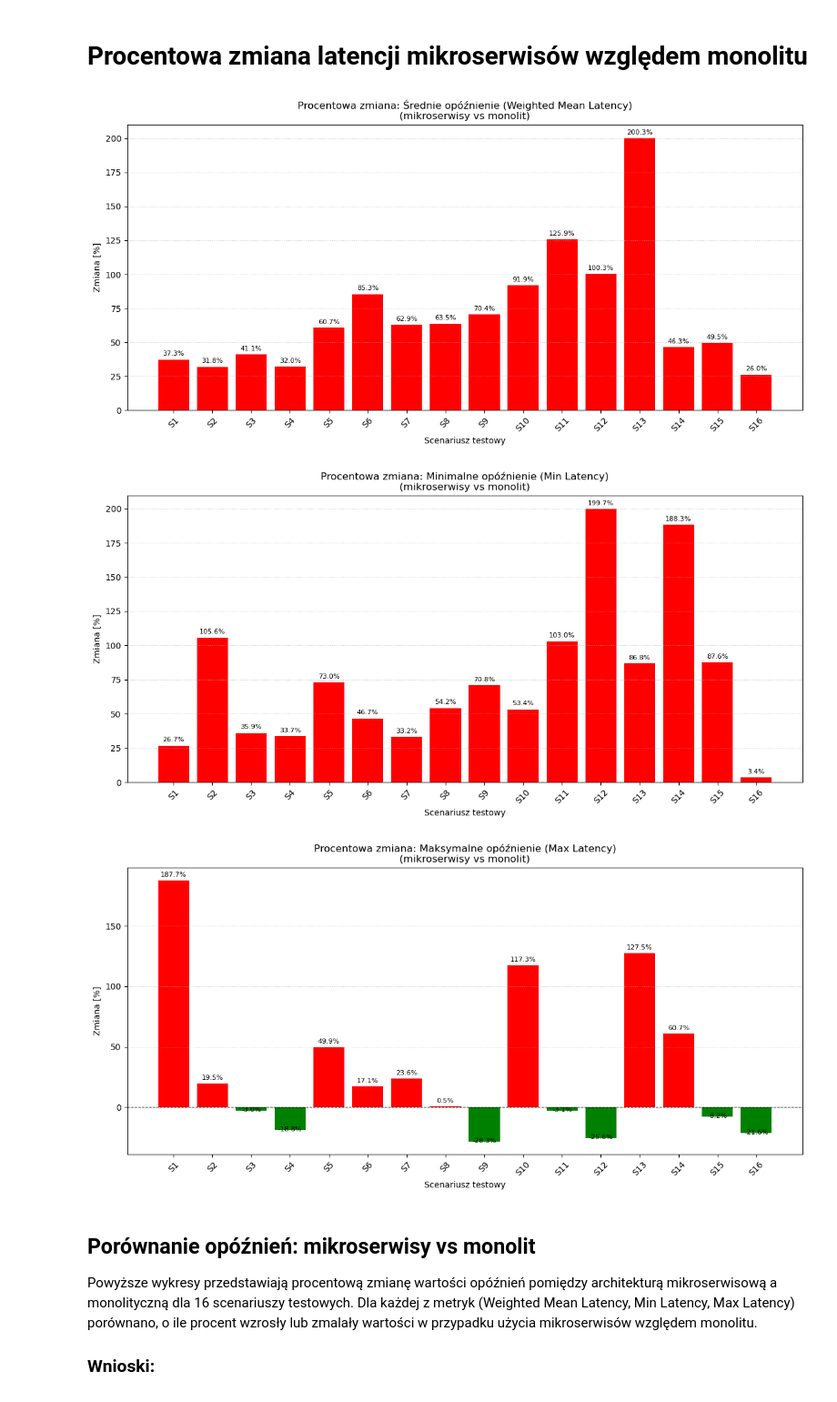
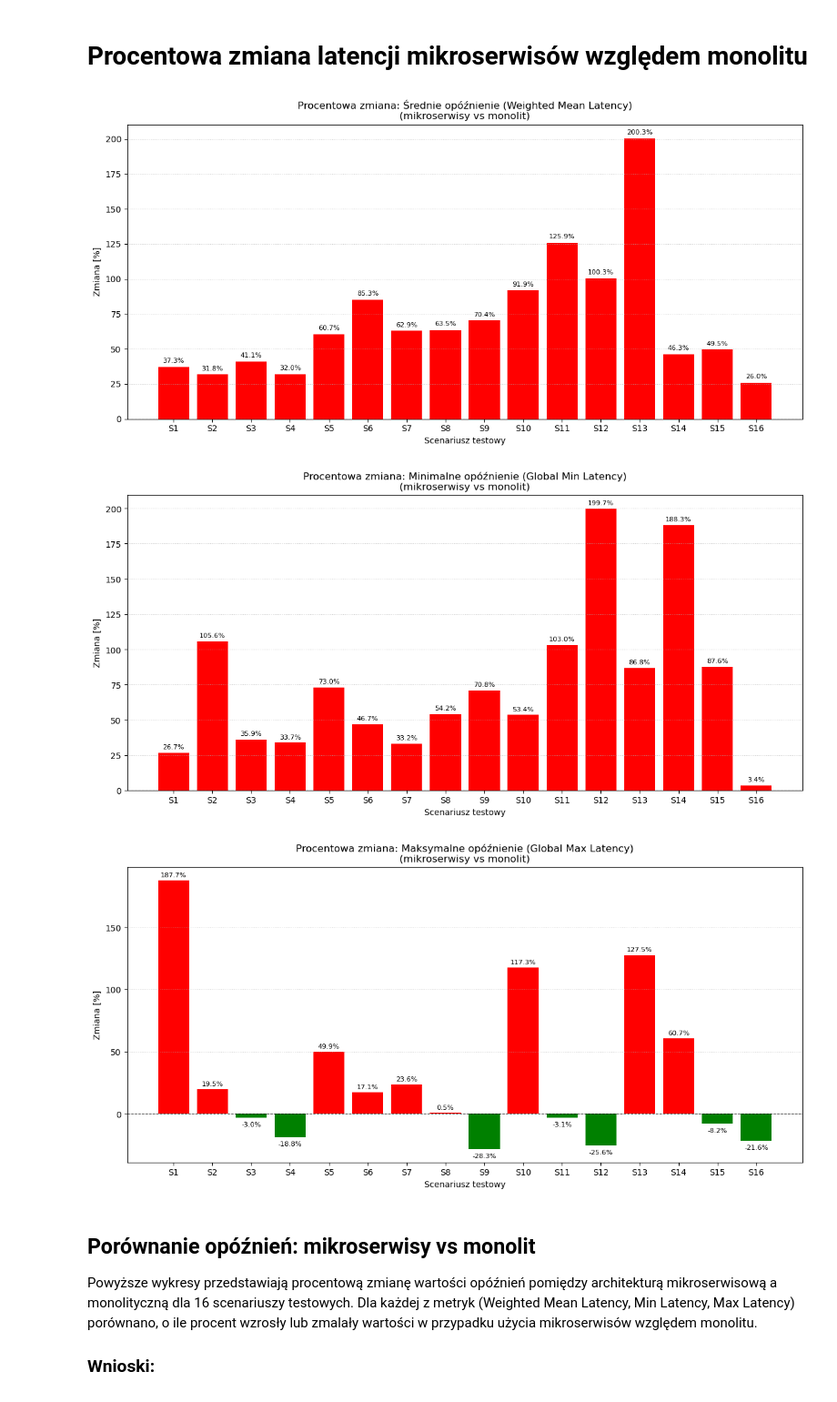
Before and after one commit to MichalZdanuk/ArchitecturesAnalysis, a Jupyter notebook: architecture_analysis.ipynb, the cells around one changed output. Shown: that part at 91% size. Saved outputs shown, nothing was run; the diff lists cells and outputs as text; code cells hidden in the pictures.

Commit message:
Fix labels colapsing with X axis, remove label rotation.

```diff
--- a/architecture_analysis.ipynb
+++ b/architecture_analysis.ipynb
@@ -46,47 +46,50 @@ data = {
         [26.36, 254.64, 15.56, 120.84, 20.92, 211.70, 12.15, 101.77,
          86.08, 715.31, 53.92, 455.21, 446.55, 2183.83, 234.01, 1573.03]
     ),
-    "Minimalne opóźnienie (Min Latency)": (
+    "Minimalne opóźnienie (Global Min Latency)": (
         [2.85, 4.32, 2.81, 2.91, 1.96, 2.55, 2.08, 2.27,
          6.27, 9.51, 4.3, 6.92, 7.64, 461.06, 5.98, 13.25],
         [3.61, 8.88, 3.82, 3.89, 3.39, 3.74, 2.77, 3.5,
          10.71, 14.59, 8.73, 20.74, 14.27, 1329.08, 11.22, 13.7]
     ),
-    "Maksymalne opóźnienie (Max Latency)": (
+    "Maksymalne opóźnienie (Global Max Latency)": (
         [88.68, 706.25, 56.32, 511.25, 141.55, 473.54, 40.86, 321.26,
          525.11, 978.42, 153.22, 1321.02, 290.2, 1924.36, 592.67, 5852.65],
         [255.1, 843.66, 54.64, 415.09, 212.14, 554.48, 50.5, 322.86,
          376.52, 2126.59, 148.43, 983.07, 660.1, 3092.48, 544.33, 4585.57]
     )
 }
 
 def plot_latency_diff(title, monolith, microservices):
     delta_pct = [(micro - mono) / mono * 100 for mono, micro in zip(monolith, microservices)]
     colors = ['green' if val < 0 else 'red' for val in delta_pct]
 
     plt.figure(figsize=(12, 6))
     bars = plt.bar(scenarios, delta_pct, color=colors)
 
     for bar, value in zip(bars, delta_pct):
         height = bar.get_height()
-        plt.text(bar.get_x() + bar.get_width()/2., height + np.sign(height)*2,
-                 f"{value:.1f}%", ha='center', va='bottom', fontsize=8)
+        offset = 2 if value > 0 else -3
+        va = 'bottom' if value > 0 else 'top'
+        plt.text(bar.get_x() + bar.get_width()/2., height + offset,
+                f"{value:.1f}%", ha='center', va=va, fontsize=8)
+
 
     plt.axhline(0, color='black', linestyle='--', linewidth=0.8)
     plt.grid(axis='y', linestyle=':', linewidth=0.7, alpha=0.7)
     plt.title(f"Procentowa zmiana: {title}\n(mikroserwisy vs monolit)")
     plt.ylabel("Zmiana [%]")
     plt.xlabel("Scenariusz testowy")
-    plt.xticks(rotation=45)
+    plt.xticks(rotation=0)
     plt.tight_layout()
     plt.show()
 
 for label, (mono, micro) in data.items():
     plot_latency_diff(label, mono, micro)
 # %% [output]
-[figure, old version]
+[figure, new version]
-[figure, old version]
+[figure, new version]
-[figure, old version]
+[figure, new version]
 # %% [markdown]
 ## Porównanie opóźnień: mikroserwisy vs monolit
 
```
